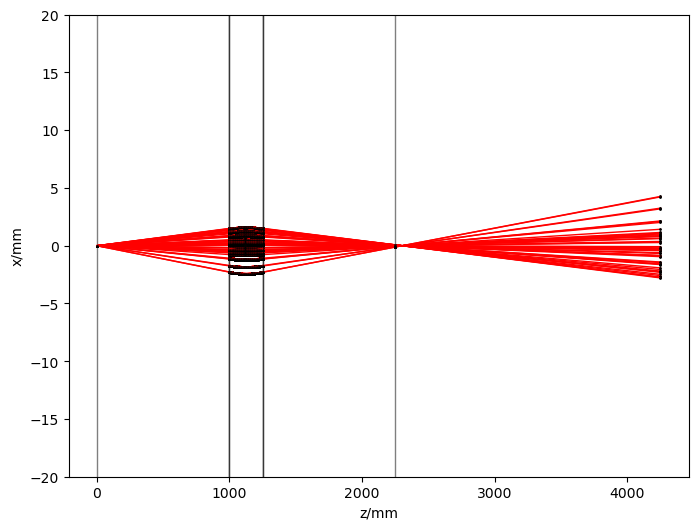
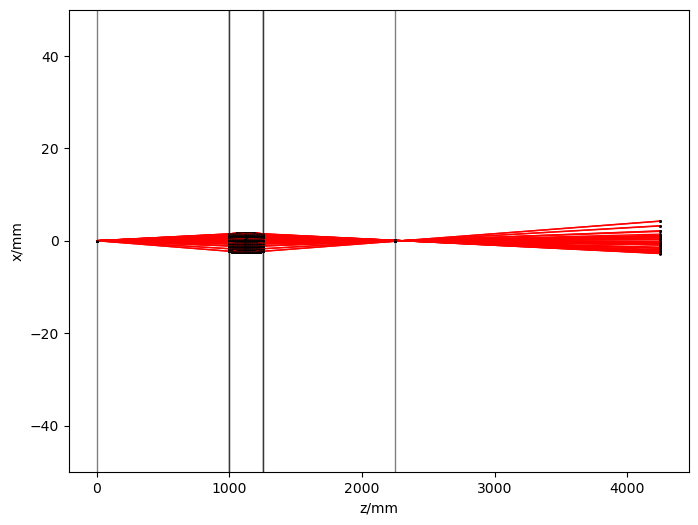
Code edit (unified diff) that turned the first committed figure into the second:
--- before
+++ after
@@ -5,3 +5,3 @@
                                    usrbinFileName=None)
 o.plot_projection(projection="zx",eventNumber=slice(0,50))
-plt.ylim(-20,20)
+plt.ylim(-50,50)

Commit: Update quad tests